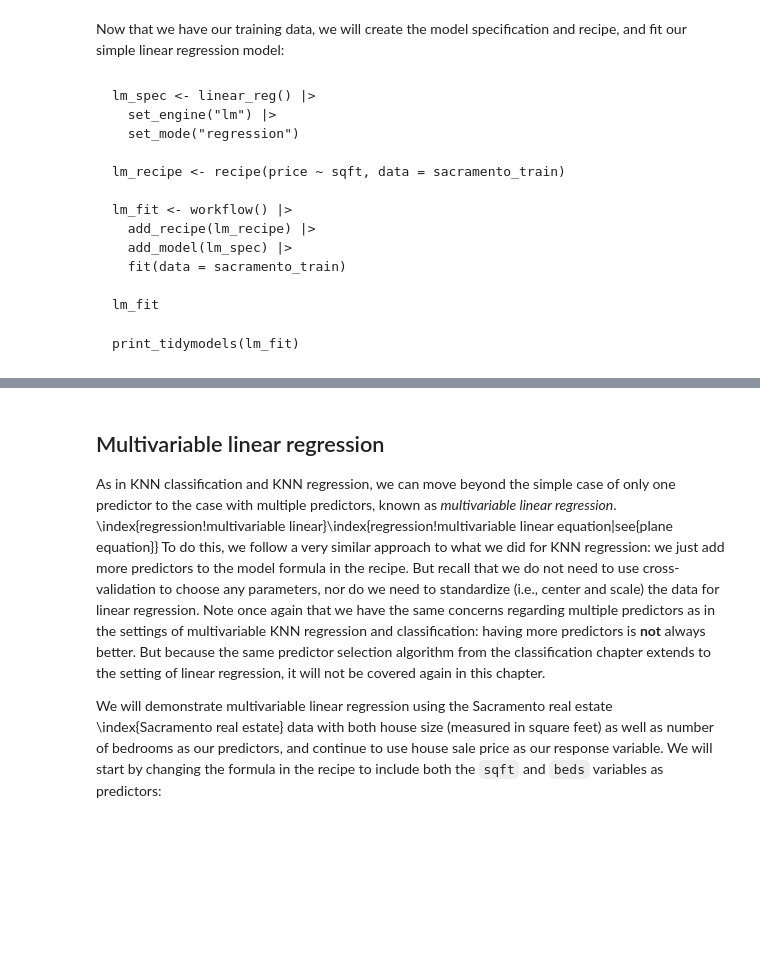
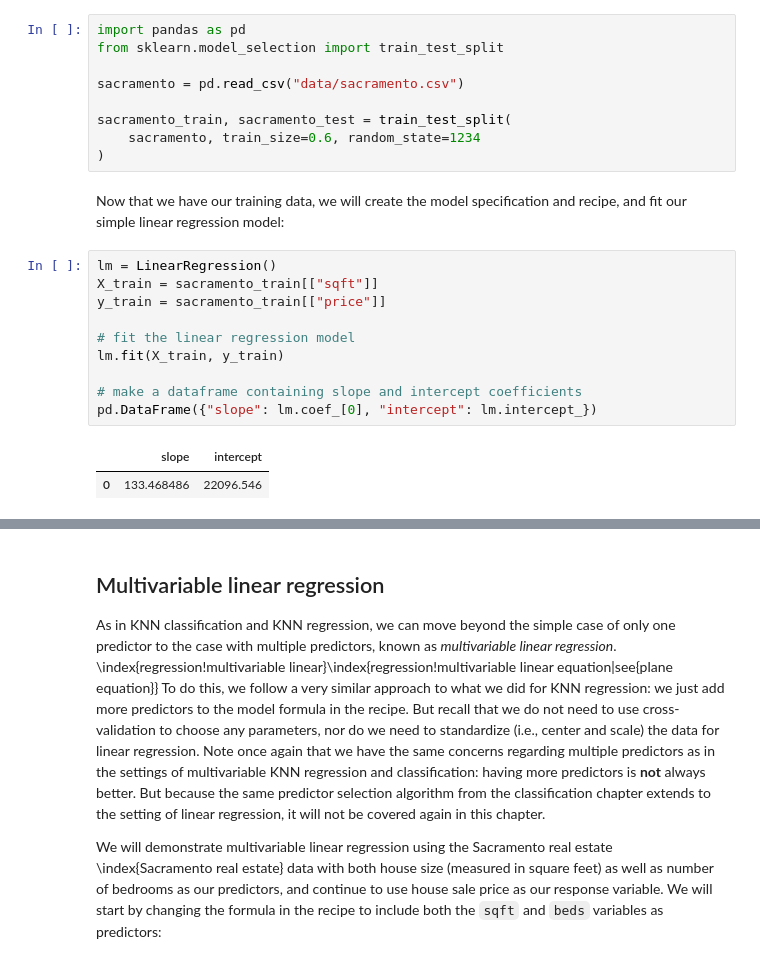
Before and after one commit to UBC-DSCI/introduction-to-datascience-python, a Jupyter notebook: source/regression2.ipynb, the cells around one changed output, grey strips where cells are left out. Saved outputs shown, nothing was run; the diff lists cells and outputs as text; blank space fills up the shorter version.

````diff
--- a/source/regression2.ipynb
+++ b/source/regression2.ipynb
@@ -305,22 +305,25 @@ sacramento_test <- testing(sacramento_split)
+# %%
+import pandas as pd
+from sklearn.model_selection import train_test_split
+
+sacramento = pd.read_csv("data/sacramento.csv")
+
+sacramento_train, sacramento_test = train_test_split(
+    sacramento, train_size=0.6, random_state=1234
+)
 # %% [markdown]
 Now that we have our training data, we will create the model specification
 and recipe, and fit our simple linear regression model:
-# %% [markdown]
-```{r 08-fitLM, results = 'hide', echo = TRUE}
-lm_spec <- linear_reg() |>
-  set_engine("lm") |>
-  set_mode("regression")
-
-lm_recipe <- recipe(price ~ sqft, data = sacramento_train)
-
-lm_fit <- workflow() |>
-  add_recipe(lm_recipe) |>
-  add_model(lm_spec) |>
-  fit(data = sacramento_train)
-
-lm_fit
-```
-
-```{r echo = FALSE}
-print_tidymodels(lm_fit)
-```
+# %%
+lm = LinearRegression()
+X_train = sacramento_train[["sqft"]]
+y_train = sacramento_train[["price"]]
+
+# fit the linear regression model
+lm.fit(X_train, y_train)
+
+# make a dataframe containing slope and intercept coefficients
+pd.DataFrame({"slope": lm.coef_[0], "intercept": lm.intercept_})
+# %% [output]
+|  | slope | intercept |
+| 0 | 133.468486 | 22096.546 |
````
Also changed, not shown: parts of 27 cells of this notebook, 2 other files.
